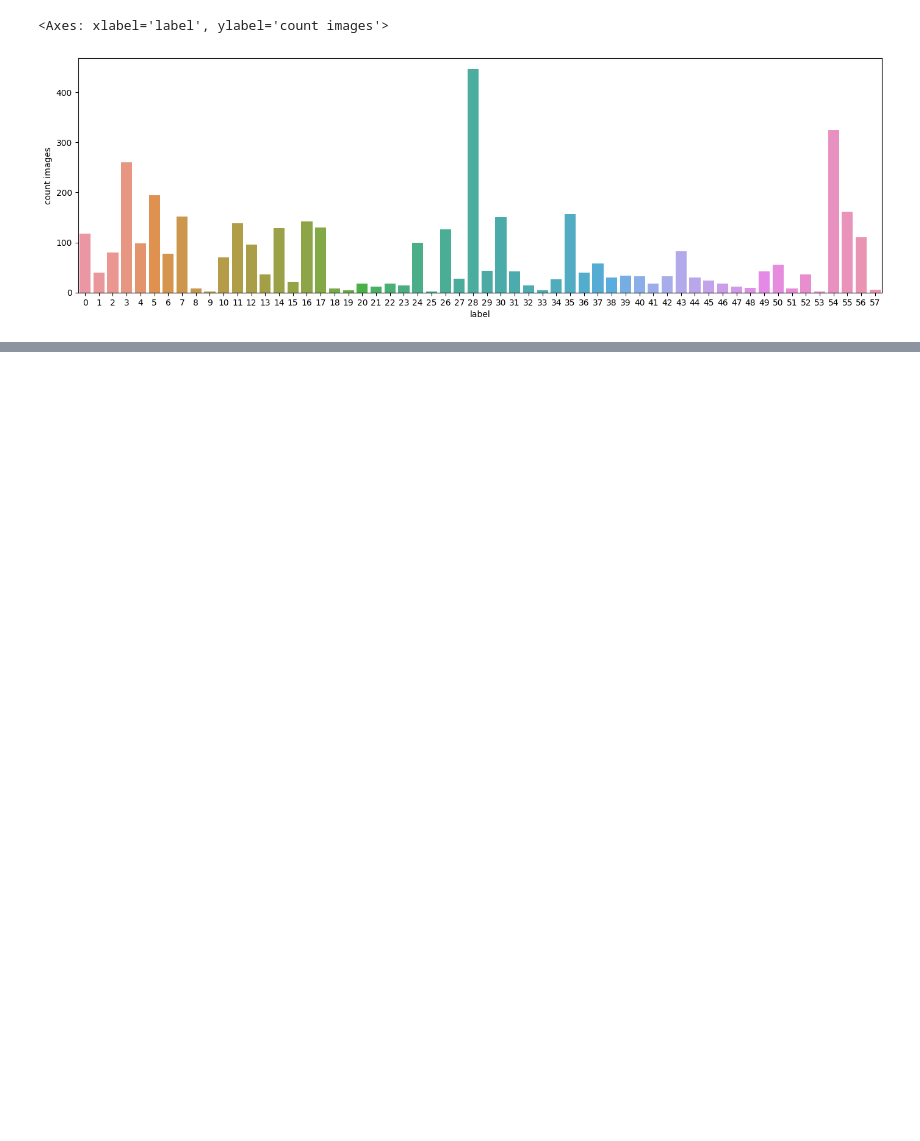
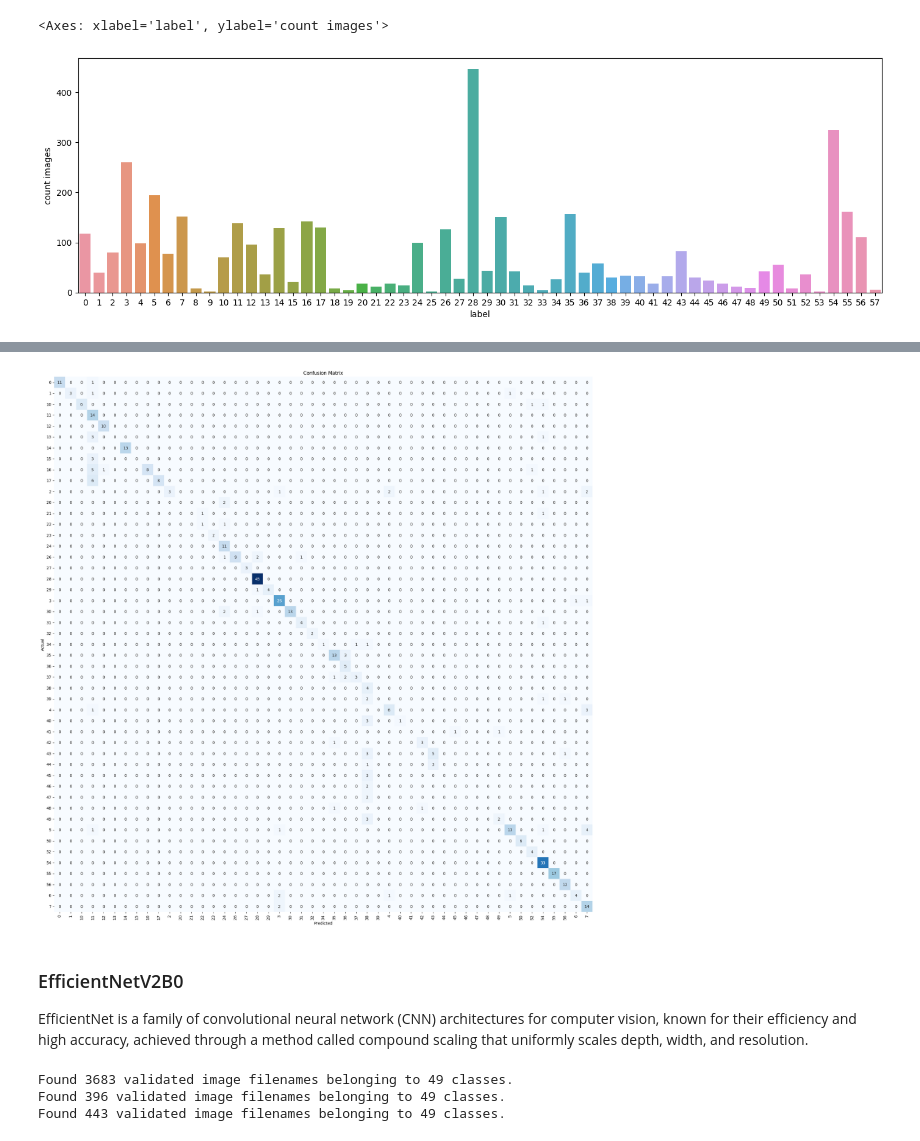
Before and after one commit to calebrauscher/IBM_Deep_Learning, a Jupyter notebook: traffic-sign-classification.ipynb, the cells around one changed output, grey strips where cells are left out. Saved outputs shown, nothing was run; the diff lists cells and outputs as text; code cells hidden in the pictures; blank space fills up the shorter version.

```diff
--- a/traffic-sign-classification.ipynb
+++ b/traffic-sign-classification.ipynb
@@ -412,0 +534,12 @@ plt.show()
+# %%
+convnet_model = create_model(ConvNeXtXLarge(include_top=False,
+                                            weights='imagenet',
+                                            input_shape=(img_height, img_width, 3),
+                                            pooling="avg",
+                                           ),
+                             NUM_CLASSES
+                            )
+convnet_history = convnet_model.fit(train_images,
+                           epochs=EPOCH,
+                           validation_data=val_images,
+                           callbacks=callbacks_list_)
@@ -412,0 +569,4 @@ plt.show()
+# %%
+true_labels, class_names = get_test_data(test_images)
+# %%
+pred_labels = get_accuracy_metric(convnet_model, test_images, true_labels, class_names)
@@ -412,0 +591,45 @@ plt.show()
+# %%
+display_confusion_matrix(true_labels, pred_labels, class_names)
+# %% [output]
+[figure, added]
+# %% [markdown]
+### EfficientNetV2B0
+
+EfficientNet is a family of convolutional neural network (CNN) architectures for computer vision, known for their efficiency and high accuracy, achieved through a method called compound scaling that uniformly scales depth, width, and resolution.
+# %%
+train_generator, test_generator = get_generators(tf.keras.applications.efficientnet.preprocess_input)
+
+train_images = train_generator.flow_from_dataframe(dataframe=train_df,
+                                                    x_col='image',
+                                                    y_col='label',
+                                                    color_mode='rgb',
+                                                    class_mode='categorical',
+                                                    target_size=(img_height, img_width),
+                                                    batch_size=batch_size,
+                                                    shuffle=True,
+                                                    seed=SEED,
+                                                )
+
+val_images = test_generator.flow_from_dataframe(dataframe=val,
+                                                x_col='image',
+                                                y_col='label',
+                                                color_mode='rgb',
+                                                class_mode='categorical',
+                                                target_size=(img_height, img_width),
+                                                batch_size=batch_size,
+                                                shuffle=True,
+                                                seed=SEED,
+                                            )
+
+test_images = test_generator.flow_from_dataframe(dataframe=test_df,
+                                                    x_col='image',
+                                                    y_col='label',
+                                                    color_mode='rgb',
+                                                    class_mode='categorical',
+                                                    target_size=(img_height, img_width),
+                                                    batch_size=batch_size,
+                                                )
+# %% [output]
+Found 3683 validated image filenames belonging to 49 classes.
+Found 396 validated image filenames belonging to 49 classes.
+Found 443 validated image filenames belonging to 49 classes.
```
Also changed, not shown: parts of 47 cells of this notebook.
